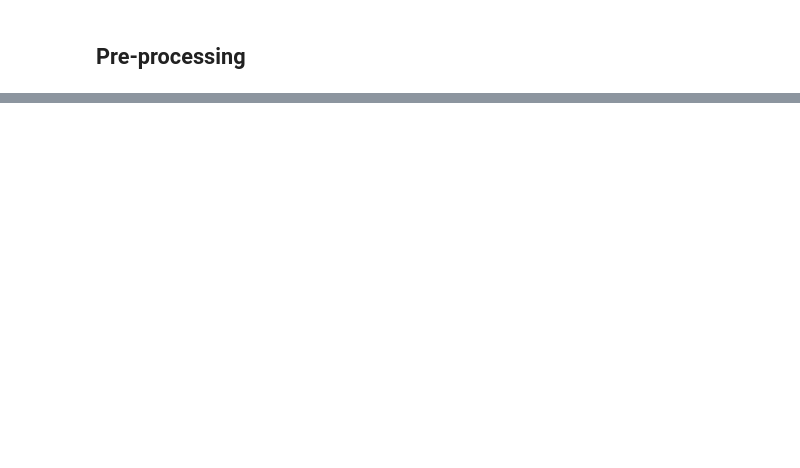
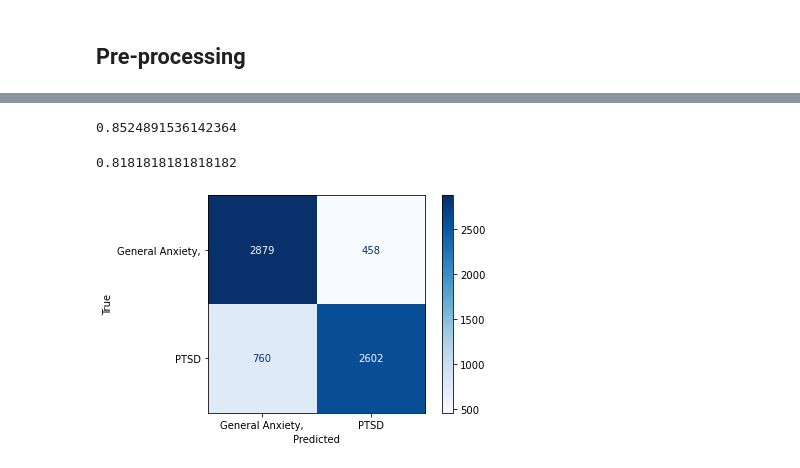
Before and after one commit to msamhz/GA-Lessons, a Jupyter notebook: project_3/Project3_Anxiety_PTSD.ipynb, the cells around one changed output, grey strips where cells are left out. Drawn from its saved outputs; the diff is of its cells as text; code cells hidden in the pictures; blank space fills up the shorter version.

```diff
--- a/project_3/Project3_Anxiety_PTSD.ipynb
+++ b/project_3/Project3_Anxiety_PTSD.ipynb
@@ -141,0 +122,2 @@ knn.fit()
+# %%
+df['subreddit'] = df['subreddit'].map(lambda x: 1 if x == 'ptsd' else 0)
@@ -141,0 +126,17 @@ knn.fit()
+# %%
+# declare X and y
+
+X = df['lower_selftext']
+y = df['subreddit']
+# %%
+# Train test split
+X_train, X_test, y_train, y_test = train_test_split(X,
+                                                    y,
+                                                    test_size=0.33,
+                                                    stratify=y,
+                                                    random_state=42)
+
+pipe = Pipeline([
+    ('cvec', CountVectorizer(stop_words = stopwordlist)),
+    ('lr', LogisticRegression())
+])
@@ -141,0 +163,14 @@ knn.fit()
+# %%
+pipe_params = {
+    'cvec__max_features': [1_000, 2_000],
+    'cvec__min_df': [0.001, .002, .005],
+    'cvec__max_df': [.6, .7, .8],
+    'cvec__ngram_range': [(1,1), (1,2)],
+    'lr__max_iter': [1000]
+}
+
+gs = GridSearchCV(pipe, # what object are we optimizing?
+                  param_grid=pipe_params, # what parameters values are we searching?
+                  cv=5) # 5-fold cross-validation
+
+gs.fit(X_train, y_train)
@@ -141,0 +217,10 @@ knn.fit()
+# %%
+# Score model on training set.
+print(gs.score(X_train, y_train))
+# %% [output]
+0.8524891536142364
+# %%
+# Score model on testing set.
+print(gs.score(X_test, y_test))
+# %% [output]
+0.8181818181818182
@@ -141,0 +233,6 @@ knn.fit()
+# %%
+# View confusion matrix
+cmd = plot_confusion_matrix(gs, X_test, y_test, cmap='Blues', values_format='d', display_labels=['General Anxiety,','PTSD'])
+cmd.ax_.set(xlabel='Predicted', ylabel='True');
+# %% [output]
+[figure, added]
```
Also changed, not shown: parts of 37 cells of this notebook, 5 other files.
